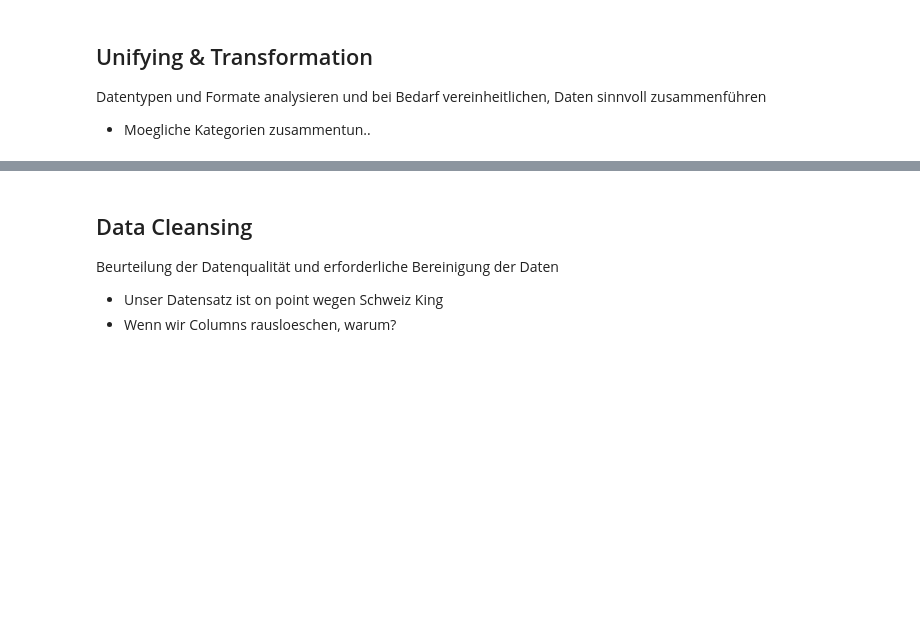
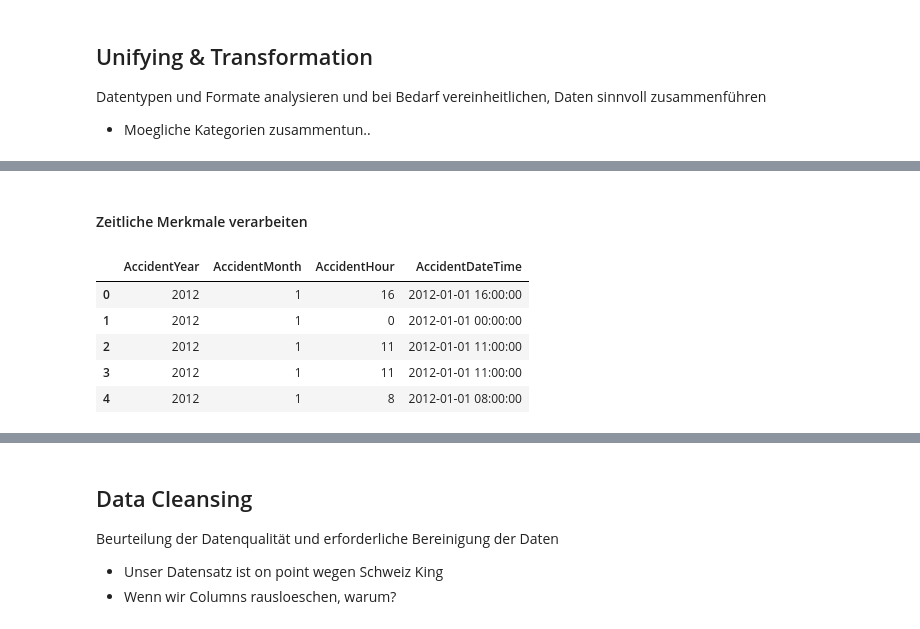
Before and after one commit to dominiqueulrixh/Verkehrsunfaellanalyse, a Jupyter notebook: Dominique.ipynb, the cells around one changed output, grey strips where cells are left out. Saved outputs shown, nothing was run; the diff lists cells and outputs as text; code cells hidden in the pictures; blank space fills up the shorter version.

```diff
--- a/Dominique.ipynb
+++ b/Dominique.ipynb
@@ -393,0 +396,19 @@ Daten sinnvoll zusammenführen
+# %%
+# Überblick über die Datentypen
+print(df_original.dtypes)
+
+# Datentypen anpassen, falls nötig
+# Konvertieren in Integer für das Jahr
+df_original['AccidentYear'] = df_original['AccidentYear'].astype(int)
+
+# Sicherstellen, dass AccidentSeverityCategory, AccidentType und AccidentWeekDay als kategorisch gesetzt sind
+categorical_columns = ['AccidentSeverityCategory', 'AccidentType', 'AccidentWeekDay']
+for col in categorical_columns:
+    df_original[col] = df_original[col].astype('category')
+
+# Überprüfen der Koordinaten als numerische Werte
+df_original['AccidentLocation_CHLV95_E'] = pd.to_numeric(df_original['AccidentLocation_CHLV95_E'], errors='coerce')
+df_original['AccidentLocation_CHLV95_N'] = pd.to_numeric(df_original['AccidentLocation_CHLV95_N'], errors='coerce')
+
+# Datentypen nach der Anpassung anzeigen
+print(df_original.dtypes)
@@ -393,0 +433,22 @@ Daten sinnvoll zusammenführen
+# %% [markdown]
+#### Zeitliche Merkmale verarbeiten
+# %%
+# Sicherstellen, dass 'AccidentMonth' und 'AccidentYear' als Integer vorliegen
+df_original['AccidentMonth'] = df_original['AccidentMonth'].astype(int)
+df_original['AccidentYear'] = df_original['AccidentYear'].astype(int)
+
+# Fehlenede Stundenwerte mit 0 auffüllen und in int konvertieren
+df_original['AccidentHour'] = df_original['AccidentHour'].fillna(0).astype(int)
+
+# Neues Datum-Zeit-Feld erstellen, wobei der Tag standardmäßig auf 1 gesetzt wird
+df_original['AccidentDateTime'] = pd.to_datetime(dict(year=df_original['AccidentYear'], month=df_original['AccidentMonth'], day=1)) + pd.to_timedelta(df_original['AccidentHour'], unit='h')
+
+# Unfallzeit anzeigen
+df_original[['AccidentYear', 'AccidentMonth', 'AccidentHour', 'AccidentDateTime']].head()
+# %% [output]
+|  | AccidentYear | AccidentMonth | AccidentHour | AccidentDateTime |
+| 0 | 2012 | 1 | 16 | 2012-01-01 16:00:00 |
+| 1 | 2012 | 1 | 0 | 2012-01-01 00:00:00 |
+| 2 | 2012 | 1 | 11 | 2012-01-01 11:00:00 |
+| 3 | 2012 | 1 | 11 | 2012-01-01 11:00:00 |
+| 4 | 2012 | 1 | 8 | 2012-01-01 08:00:00 |
```
Also changed, not shown: parts of 9 cells of this notebook.
